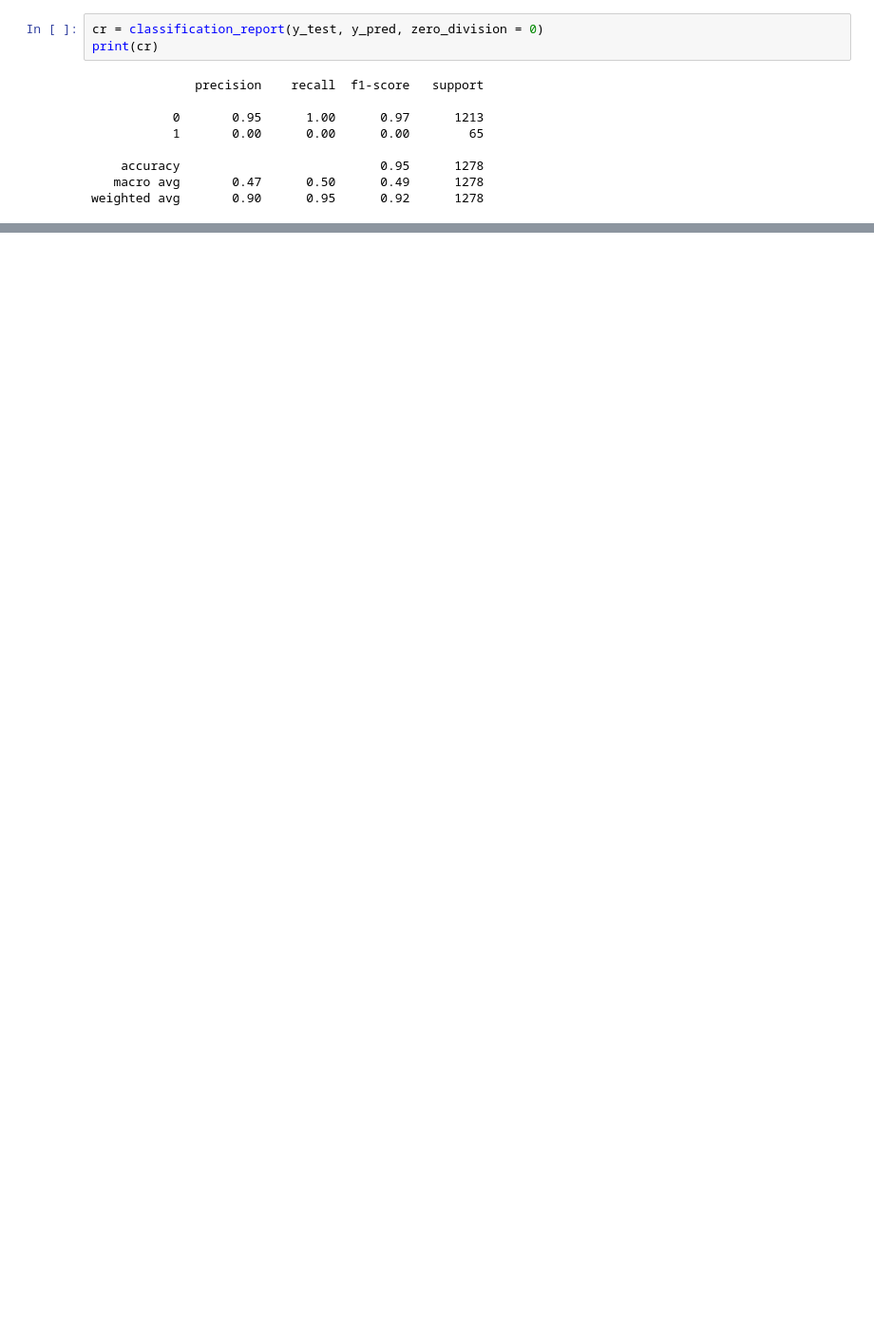
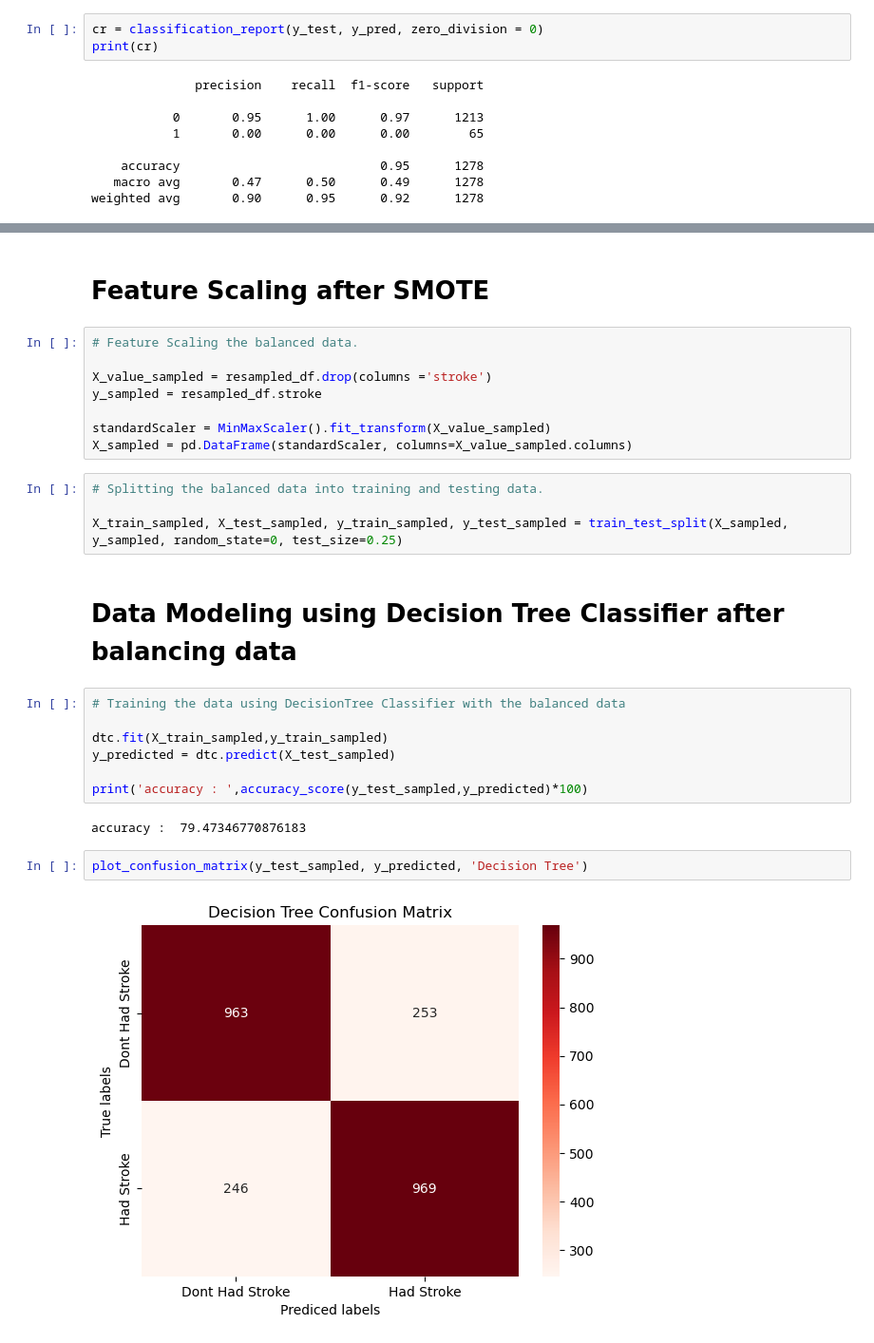
Before and after one commit to hdm08/Stroke_Prediction, a Jupyter notebook: Stroke_Prediction.ipynb, the cells around one changed output, grey strips where cells are left out. Shown: that part at 95% size. Drawn from its saved outputs; the diff is of its cells as text; blank space fills up the shorter version.

```diff
--- a/Stroke_Prediction.ipynb
+++ b/Stroke_Prediction.ipynb
@@ -267,0 +361,29 @@ weighted avg       0.90      0.95      0.92      1278
+# %% [markdown]
+# Feature Scaling after SMOTE
+# %%
+# Feature Scaling the balanced data.
+
+X_value_sampled = resampled_df.drop(columns ='stroke')
+y_sampled = resampled_df.stroke
+
+standardScaler = MinMaxScaler().fit_transform(X_value_sampled)
+X_sampled = pd.DataFrame(standardScaler, columns=X_value_sampled.columns)
+# %%
+# Splitting the balanced data into training and testing data.
+
+X_train_sampled, X_test_sampled, y_train_sampled, y_test_sampled = train_test_split(X_sampled, y_sampled, random_state=0, test_size=0.25)
+# %% [markdown]
+# Data Modeling using Decision Tree Classifier after balancing data
+# %%
+# Training the data using DecisionTree Classifier with the balanced data
+
+dtc.fit(X_train_sampled,y_train_sampled)
+y_predicted = dtc.predict(X_test_sampled)
+
+print('accuracy : ',accuracy_score(y_test_sampled,y_predicted)*100)
+# %% [output]
+accuracy :  79.47346770876183
+# %%
+plot_confusion_matrix(y_test_sampled, y_predicted, 'Decision Tree')
+# %% [output]
+[figure, added]
```
Also changed, not shown: parts of 30 cells of this notebook, 1 other file.
